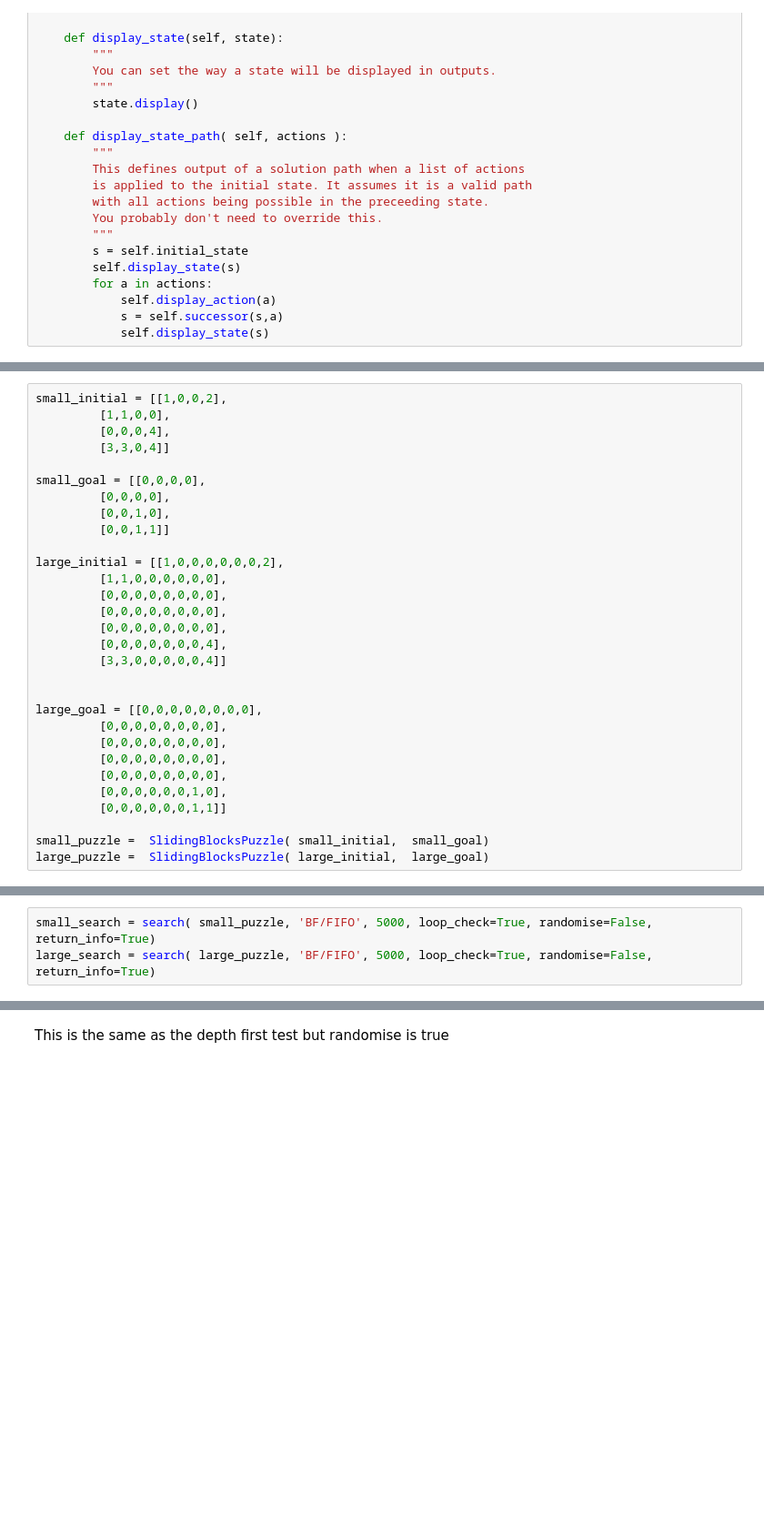
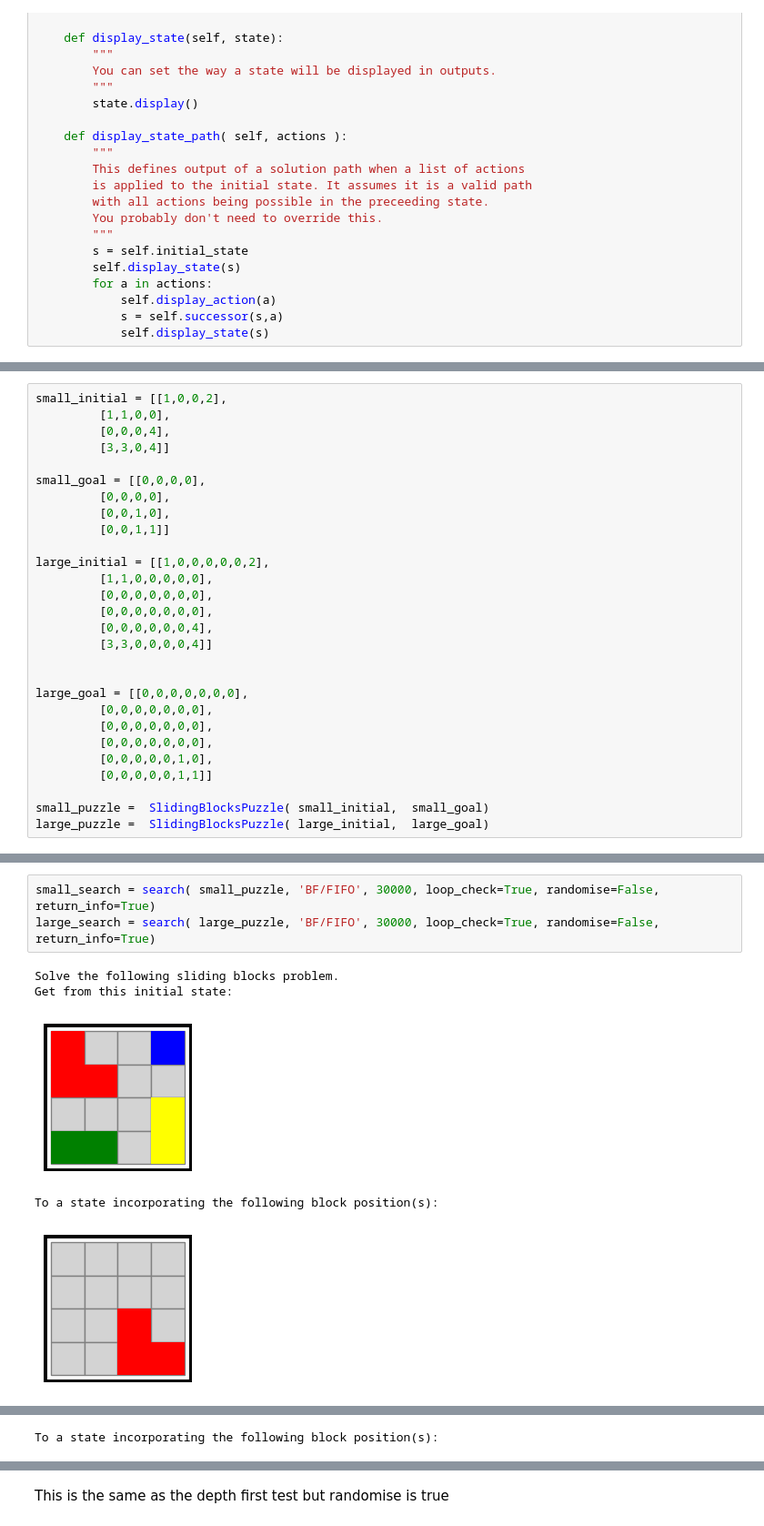
Before and after one commit to DarshanSajeev/COMP2611, a Jupyter notebook: report.ipynb, the cells around one changed output, grey strips where cells are left out. Shown at 91% size. Saved outputs shown, nothing was run; the diff lists cells and outputs as text; blank space fills up the shorter version.

Commit message:
made the larger gird smaller and all tests pass

```diff
--- a/report.ipynb
+++ b/report.ipynb
@@ -224,22 +231,20 @@ small_goal = [[0,0,0,0],
          [0,0,1,0],
          [0,0,1,1]]
 
-large_initial = [[1,0,0,0,0,0,0,2],
-         [1,1,0,0,0,0,0,0],
-         [0,0,0,0,0,0,0,0],
-         [0,0,0,0,0,0,0,0],
-         [0,0,0,0,0,0,0,0],
-         [0,0,0,0,0,0,0,4],
-         [3,3,0,0,0,0,0,4]]
+large_initial = [[1,0,0,0,0,0,2],
+         [1,1,0,0,0,0,0],
+         [0,0,0,0,0,0,0],
+         [0,0,0,0,0,0,0],
+         [0,0,0,0,0,0,4],
+         [3,3,0,0,0,0,4]]
 
 
-large_goal = [[0,0,0,0,0,0,0,0],
-         [0,0,0,0,0,0,0,0],
-         [0,0,0,0,0,0,0,0],
-         [0,0,0,0,0,0,0,0],
-         [0,0,0,0,0,0,0,0],
-         [0,0,0,0,0,0,1,0],
-         [0,0,0,0,0,0,1,1]]
+large_goal = [[0,0,0,0,0,0,0],
+         [0,0,0,0,0,0,0],
+         [0,0,0,0,0,0,0],
+         [0,0,0,0,0,0,0],
+         [0,0,0,0,0,1,0],
+         [0,0,0,0,0,1,1]]
 
 small_puzzle =  SlidingBlocksPuzzle( small_initial,  small_goal)
 large_puzzle =  SlidingBlocksPuzzle( large_initial,  large_goal)
@@ -248,3 +253,9 @@ The first test is to show how the size of the grids may effect the time it takes
 # %%
-small_search = search( small_puzzle, 'BF/FIFO', 5000, loop_check=True, randomise=False, return_info=True)
-large_search = search( large_puzzle, 'BF/FIFO', 5000, loop_check=True, randomise=False, return_info=True)
+small_search = search( small_puzzle, 'BF/FIFO', 30000, loop_check=True, randomise=False, return_info=True)
+large_search = search( large_puzzle, 'BF/FIFO', 30000, loop_check=True, randomise=False, return_info=True)
+# %% [output]
+Solve the following sliding blocks problem.
+Get from this initial state:
+[figure, added]
+To a state incorporating the following block position(s):
+[figure, added]
@@ -250,0 +295 @@ large_search = search( large_puzzle, 'BF/FIFO', 5000, loop_check=True, randomise
+To a state incorporating the following block position(s):
```
Also changed, not shown: parts of 17 cells of this notebook, 1 other file.
